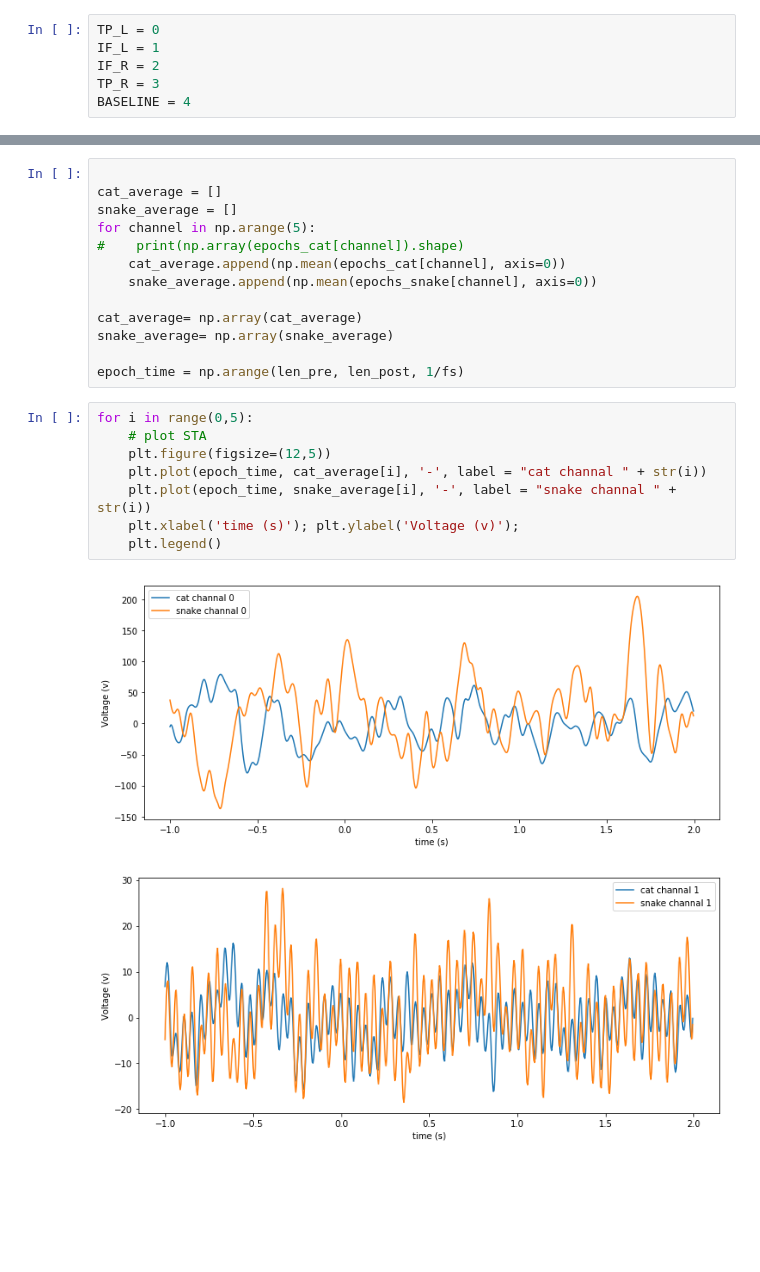
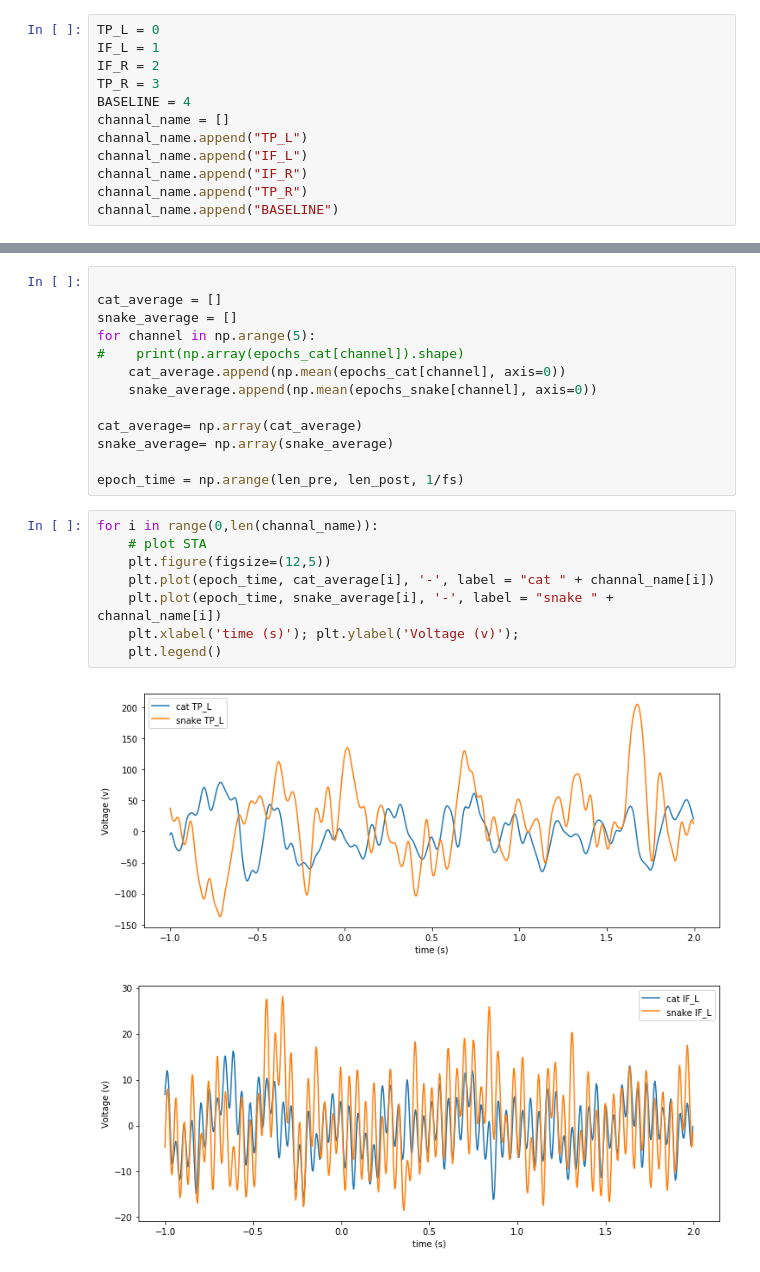
Before and after one commit to TamuzHod/Neural-_signal_processing_final_project, a Jupyter notebook: ProcessEEG.ipynb, the cells around one changed output, grey strips where cells are left out. Drawn from its saved outputs; the diff is of its cells as text; blank space fills up the shorter version.

Commit message:
added channel names

```diff
--- a/ProcessEEG.ipynb
+++ b/ProcessEEG.ipynb
@@ -13,6 +13,12 @@ IF_L = 1
 IF_R = 2
 TP_R = 3
 BASELINE = 4
+channal_name = []
+channal_name.append("TP_L")
+channal_name.append("IF_L")
+channal_name.append("IF_R")
+channal_name.append("TP_R")
+channal_name.append("BASELINE")
 # %%
 eegF1_df = pd.read_json('file:eegData_F1.json')
 eegF2_df = pd.read_json('file:eegData_F2.json')
@@ -352,13 +358,13 @@ snake_average= np.array(snake_average)
 
 epoch_time = np.arange(len_pre, len_post, 1/fs)
 # %%
-for i in range(0,5):
+for i in range(0,len(channal_name)):
     # plot STA
     plt.figure(figsize=(12,5))
-    plt.plot(epoch_time, cat_average[i], '-', label = "cat channal " + str(i))
-    plt.plot(epoch_time, snake_average[i], '-', label = "snake channal " + str(i))
+    plt.plot(epoch_time, cat_average[i], '-', label = "cat " + channal_name[i])
+    plt.plot(epoch_time, snake_average[i], '-', label = "snake " + channal_name[i])
     plt.xlabel('time (s)'); plt.ylabel('Voltage (v)');
     plt.legend()
 # %% [output]
-[figure, old version]
+[figure, new version]
-[figure, old version]
+[figure, new version]
```
Also changed, not shown: parts of 9 cells of this notebook.
